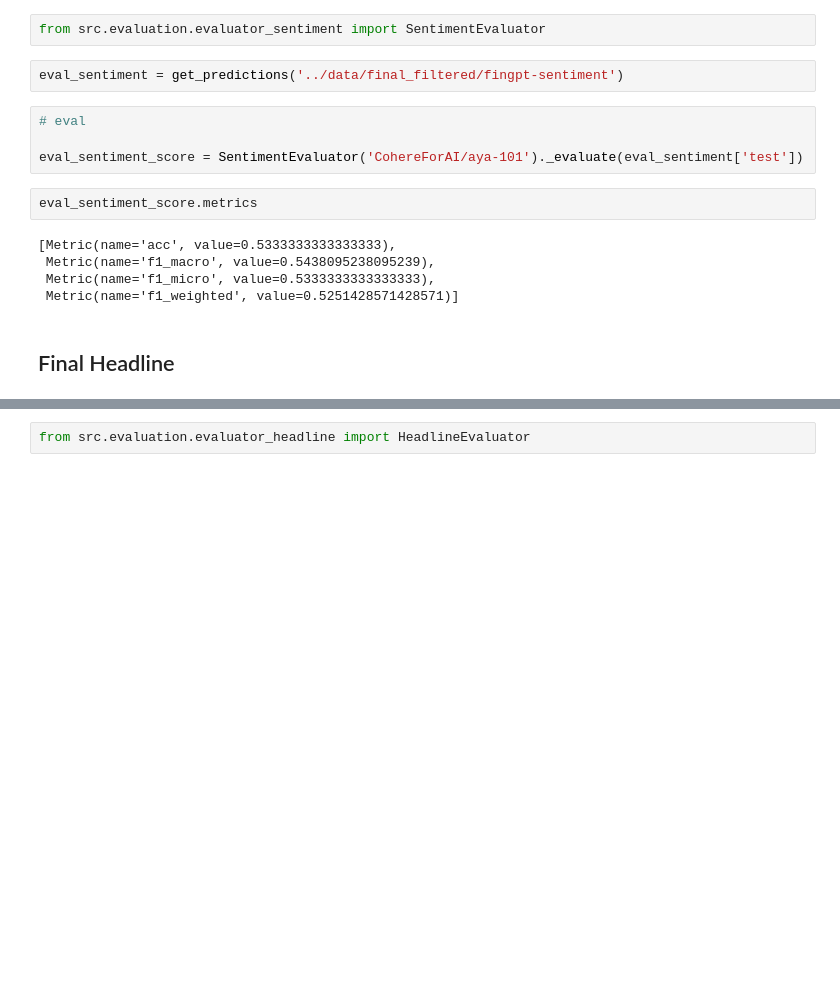
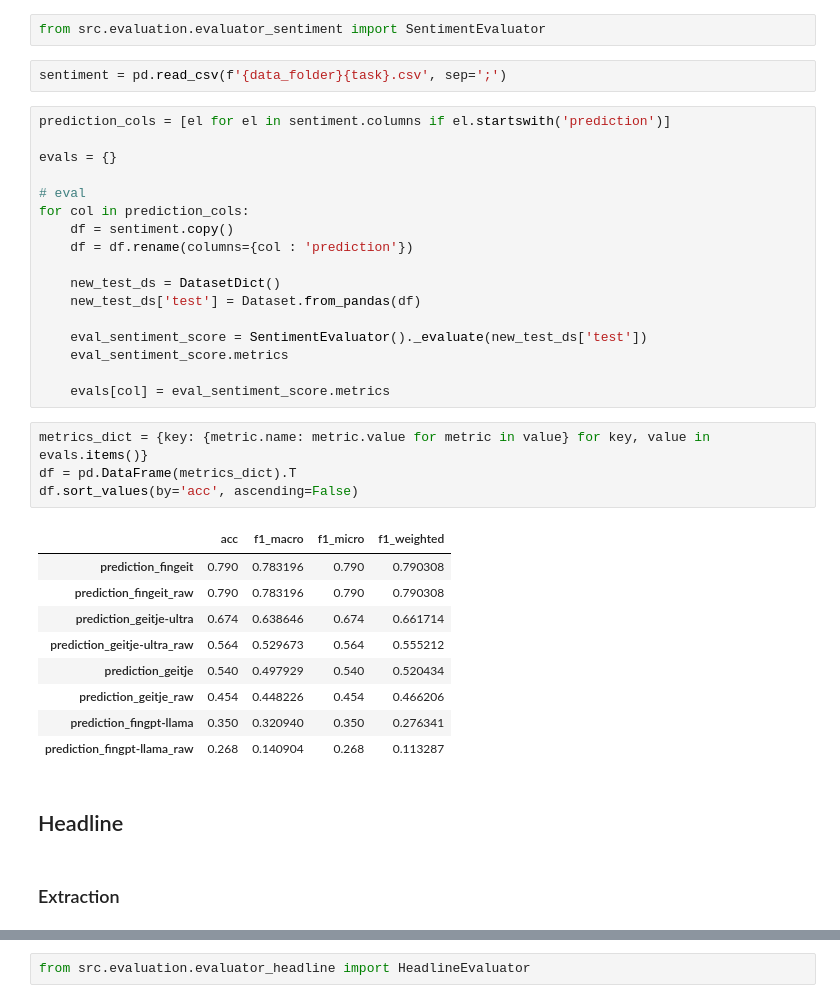
Before and after one commit to snoels/fingeit, a Jupyter notebook: notebooks/evaluation.ipynb, the cells around one changed output, grey strips where cells are left out. Drawn from its saved outputs; the diff is of its cells as text; blank space fills up the shorter version.

```diff
--- a/notebooks/evaluation.ipynb
+++ b/notebooks/evaluation.ipynb
@@ -104,17 +43,39 @@ eval_convfinqa_score.metrics
 # %%
 from src.evaluation.evaluator_sentiment import SentimentEvaluator
-# %%
-eval_sentiment = get_predictions('../data/final_filtered/fingpt-sentiment')
-# %%
-# eval
-
-eval_sentiment_score = SentimentEvaluator('CohereForAI/aya-101')._evaluate(eval_sentiment['test'])
-# %%
-eval_sentiment_score.metrics
-# %% [output]
-[Metric(name='acc', value=0.5333333333333333),
- Metric(name='f1_macro', value=0.5438095238095239),
- Metric(name='f1_micro', value=0.5333333333333333),
- Metric(name='f1_weighted', value=0.5251428571428571)]
+# %%
+sentiment = pd.read_csv(f'{data_folder}{task}.csv', sep=';')
+# %%
+prediction_cols = [el for el in sentiment.columns if el.startswith('prediction')]
+
+evals = {}
+
+# eval
+for col in prediction_cols:
+    df = sentiment.copy()
+    df = df.rename(columns={col : 'prediction'})
+
+    new_test_ds = DatasetDict()
+    new_test_ds['test'] = Dataset.from_pandas(df)
+
+    eval_sentiment_score = SentimentEvaluator()._evaluate(new_test_ds['test'])
+    eval_sentiment_score.metrics
+
+    evals[col] = eval_sentiment_score.metrics
+# %%
+metrics_dict = {key: {metric.name: metric.value for metric in value} for key, value in evals.items()}
+df = pd.DataFrame(metrics_dict).T
+df.sort_values(by='acc', ascending=False)
+# %% [output]
+|  | acc | f1_macro | f1_micro | f1_weighted |
+| prediction_fingeit | 0.790 | 0.783196 | 0.790 | 0.790308 |
+| prediction_fingeit_raw | 0.790 | 0.783196 | 0.790 | 0.790308 |
+| prediction_geitje-ultra | 0.674 | 0.638646 | 0.674 | 0.661714 |
+| prediction_geitje-ultra_raw | 0.564 | 0.529673 | 0.564 | 0.555212 |
+| prediction_geitje | 0.540 | 0.497929 | 0.540 | 0.520434 |
+| prediction_geitje_raw | 0.454 | 0.448226 | 0.454 | 0.466206 |
+| prediction_fingpt-llama | 0.350 | 0.320940 | 0.350 | 0.276341 |
+| prediction_fingpt-llama_raw | 0.268 | 0.140904 | 0.268 | 0.113287 |
 # %% [markdown]
-## Final Headline
+## Headline
+# %% [markdown]
+### Extraction
```
Also changed, not shown: parts of 111 cells of this notebook, 5 other files.
